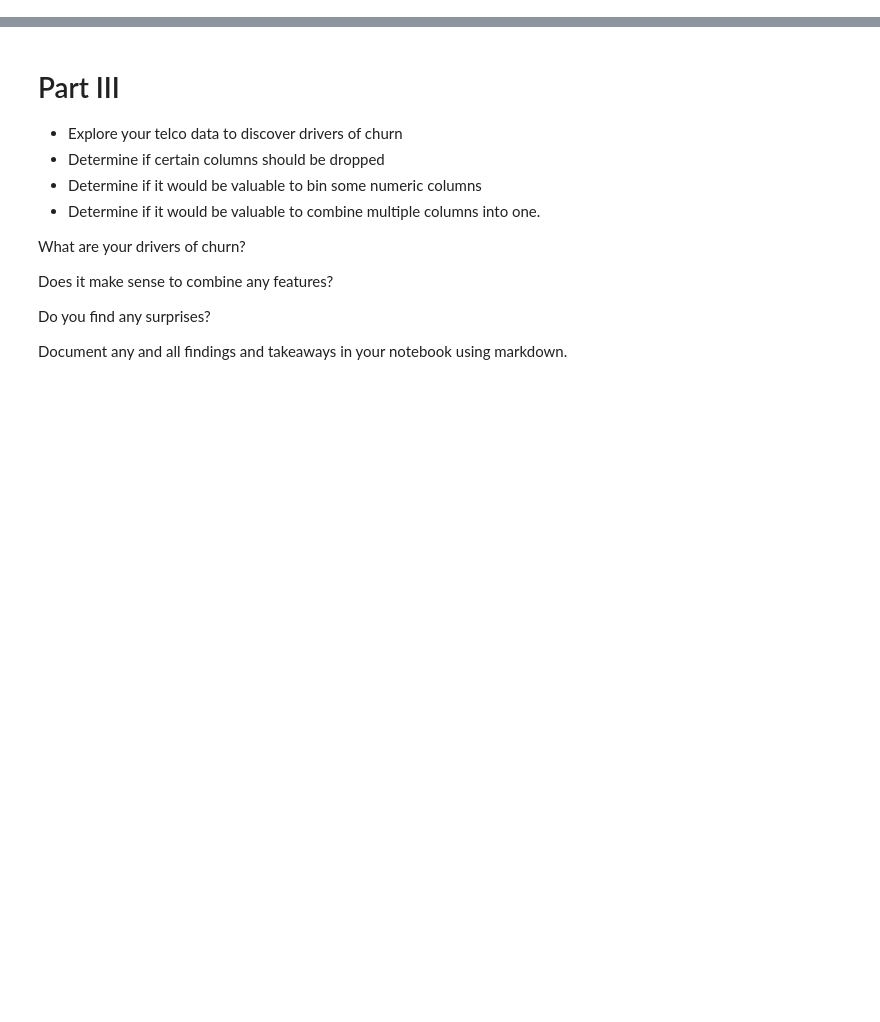
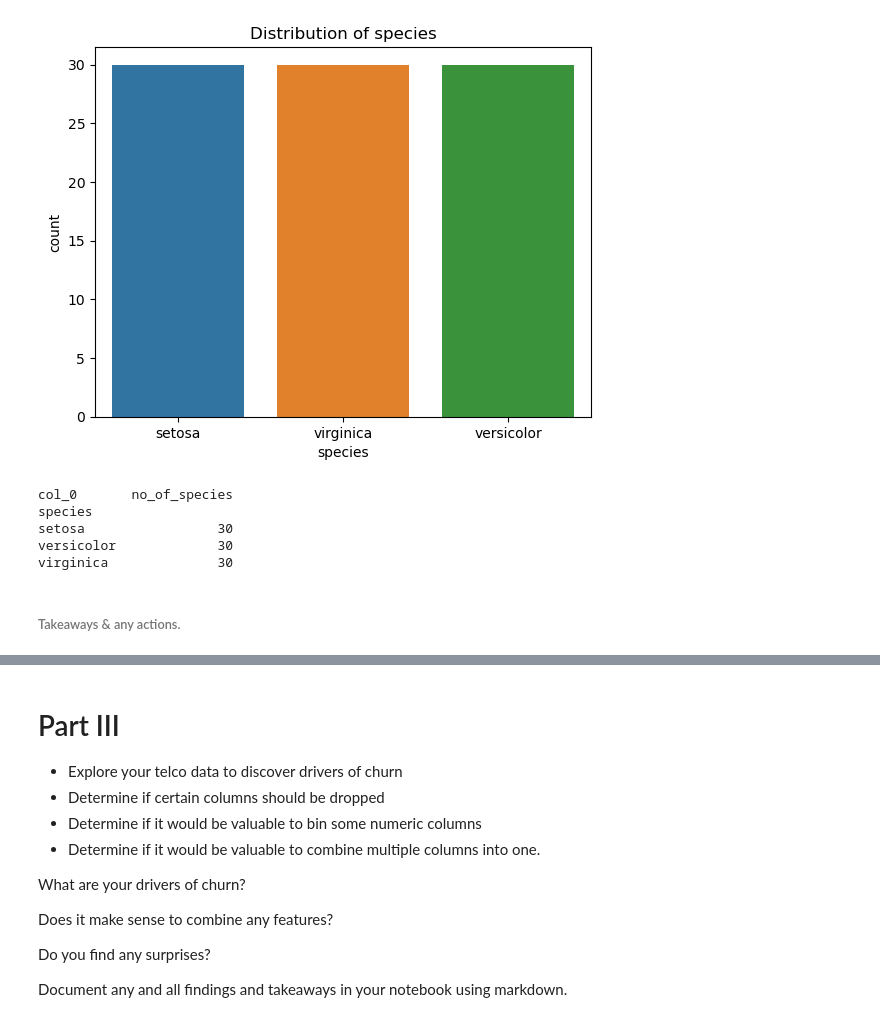
Before and after one commit to Luis-Martinez1/classification-exercises, a Jupyter notebook: explore.ipynb, the cells around one changed output, grey strips where cells are left out. Drawn from its saved outputs; the diff is of its cells as text; code cells hidden in the pictures; blank space fills up the shorter version.

```diff
--- a/explore.ipynb
+++ b/explore.ipynb
@@ -9,0 +149,16 @@ any possible relationships.
+# %%
+for col in cat_cols:
+    sns.countplot(data=train, x=col)
+    plt.title(f'Distribution of {col}')
+    plt.show()
+    freq_table = pd.crosstab(train[col], f'no_of_{col}')
+    print(freq_table)
+# %% [output]
+[figure, added]
+col_0       no_of_species
+species
+setosa                 30
+versicolor             30
+virginica              30
+# %% [markdown]
+###### Takeaways & any actions.
```
Also changed, not shown: parts of 39 cells of this notebook.
